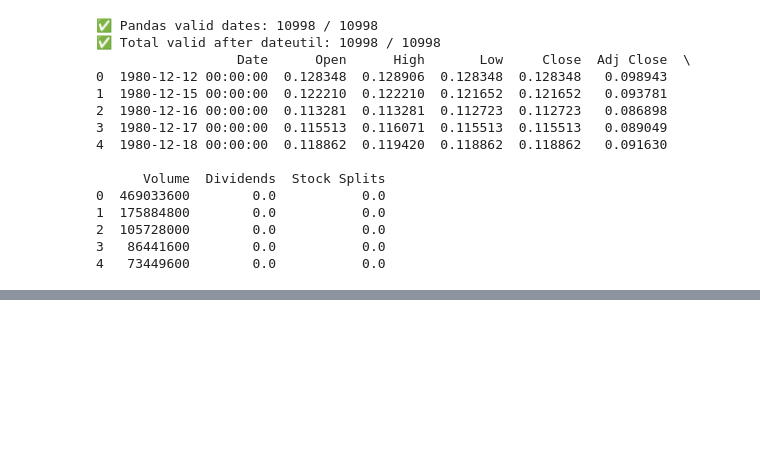
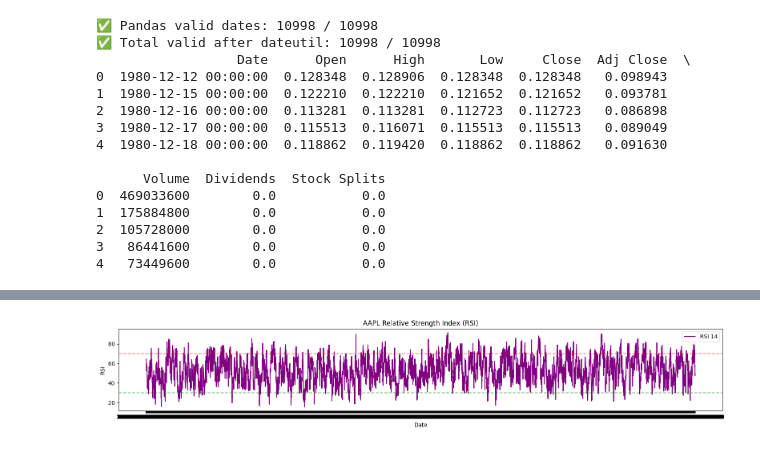
Before and after one commit to sumeyaaaa/analysis-of-financial-news-data, a Jupyter notebook: notebooks/task_2/AAPL_load_analysis.ipynb, the cells around one changed output, grey strips where cells are left out. Cells and saved outputs as stored; diff of their text form; code cells hidden in the pictures; blank space fills up the shorter version.

```diff
--- a/notebooks/task_2/AAPL_load_analysis.ipynb
+++ b/notebooks/task_2/AAPL_load_analysis.ipynb
@@ -27,0 +123,13 @@ print(df_aapl.head())
+# %%
+plt.figure(figsize=(16, 3))
+plt.plot(df_aapl['Date'], df_aapl['RSI_14'], label='RSI 14', color='purple')
+plt.axhline(70, color='red', linestyle='--', alpha=0.5)
+plt.axhline(30, color='green', linestyle='--', alpha=0.5)
+plt.title('AAPL Relative Strength Index (RSI)')
+plt.xlabel('Date')
+plt.ylabel('RSI')
+plt.legend()
+plt.tight_layout()
+plt.show()
+# %% [output]
+[figure, added]
```
Also changed, not shown: parts of 12 cells of this notebook, 6 other files.
